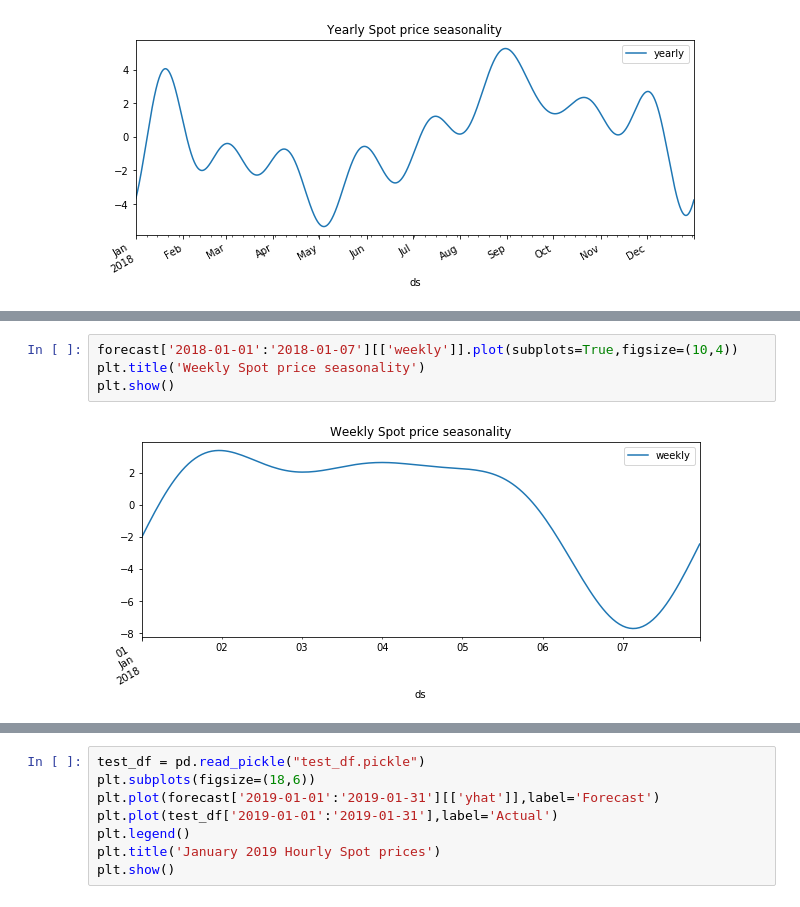
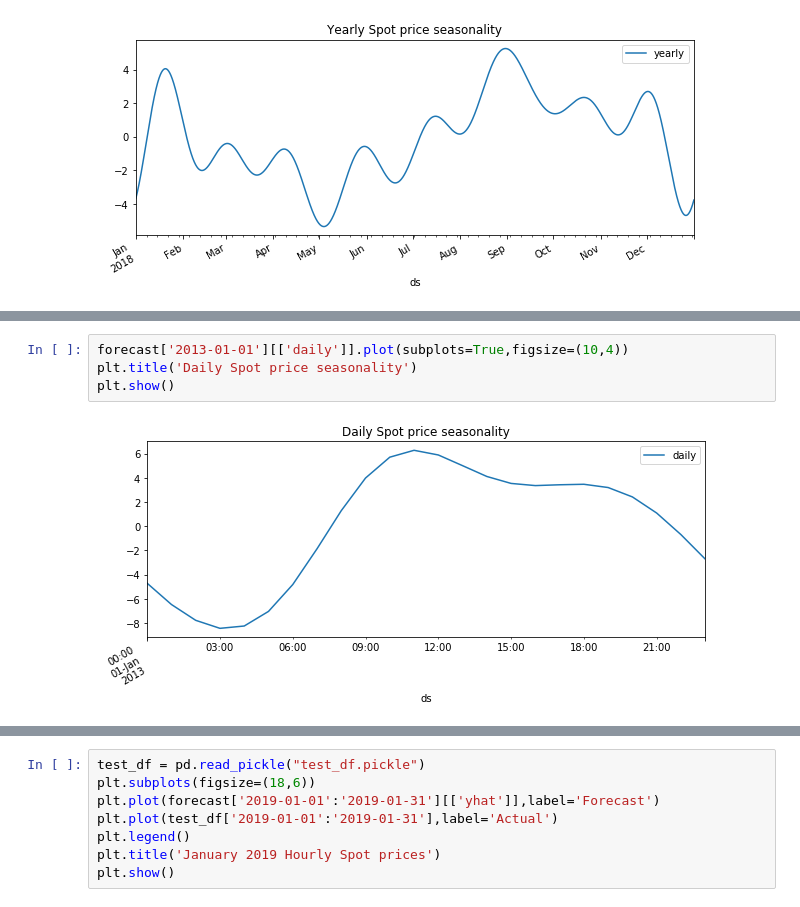
Before and after one commit to Cadax/nordpool-spot-price, a Jupyter notebook: notebooks/variable_analysis.ipynb, the cells around one changed output, grey strips where cells are left out. Cells and saved outputs as stored; diff of their text form.

```diff
--- a/notebooks/variable_analysis.ipynb
+++ b/notebooks/variable_analysis.ipynb
@@ -28,6 +62,6 @@ plt.show()
 # %%
-forecast['2018-01-01':'2018-01-07'][['weekly']].plot(subplots=True,figsize=(10,4))
-plt.title('Weekly Spot price seasonality')
+forecast['2013-01-01'][['daily']].plot(subplots=True,figsize=(10,4))
+plt.title('Daily Spot price seasonality')
 plt.show()
 # %% [output]
-[figure, old version]
+[figure, new version]
```
Also changed, not shown: parts of 6 cells of this notebook, 2 other files.
